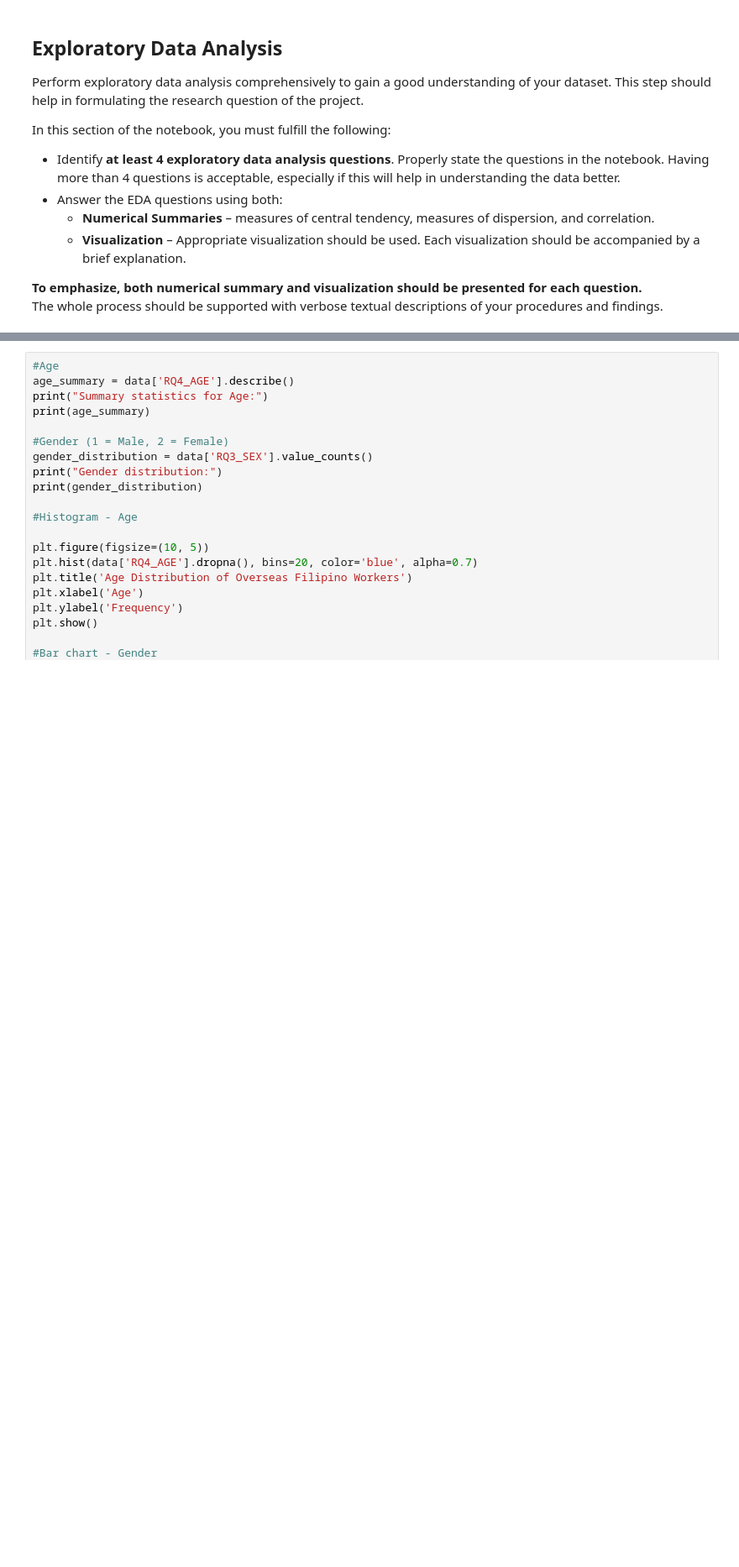
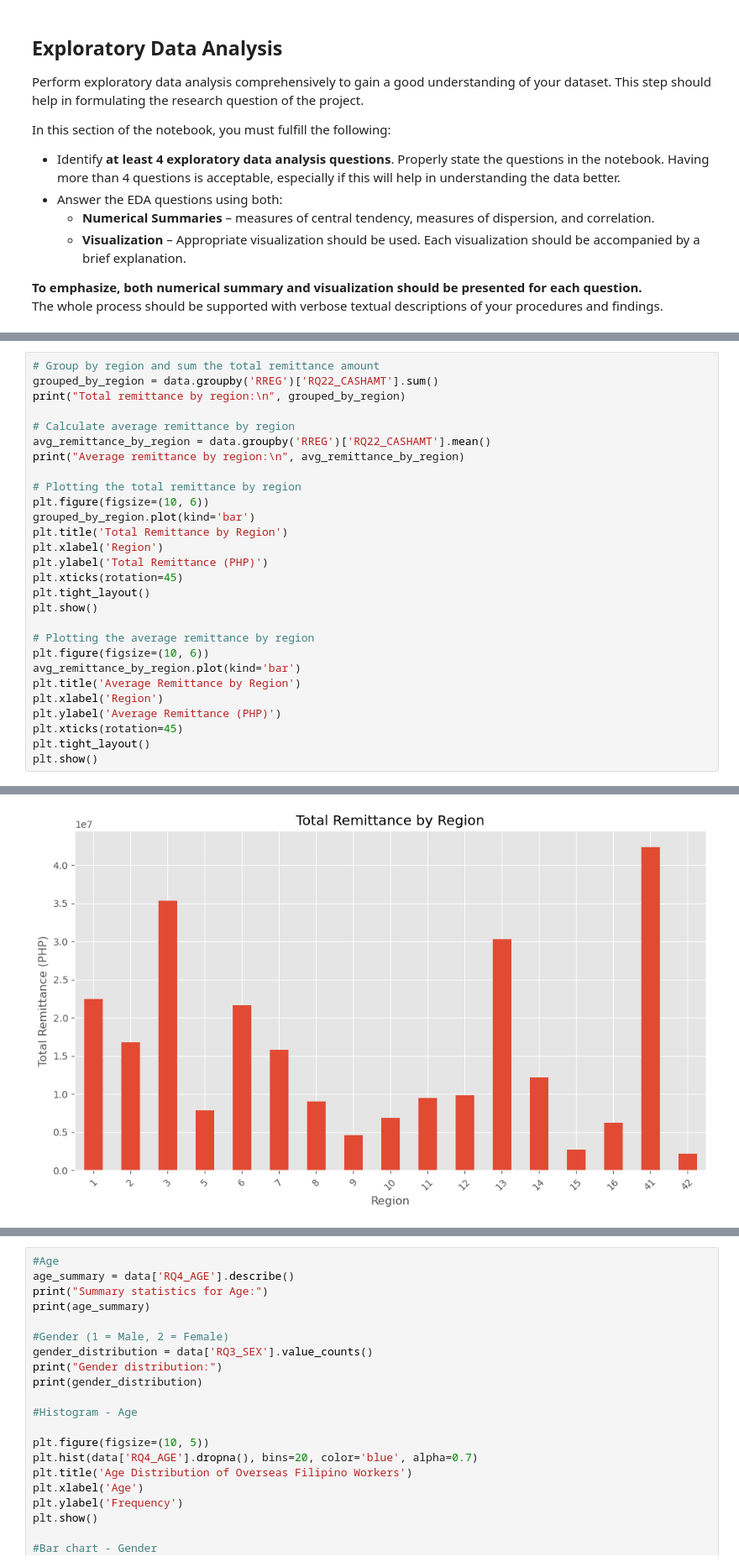
Before and after one commit to almiravelas/CSMODEL, a Jupyter notebook: Phase1.ipynb, the cells around one changed output, grey strips where cells are left out. Shown at 84% size. Saved outputs shown, nothing was run; the diff lists cells and outputs as text; blank space fills up the shorter version.

```diff
--- a/Phase1.ipynb
+++ b/Phase1.ipynb
@@ -145,0 +271,29 @@ data.describe()
+# %%
+# Group by region and sum the total remittance amount
+grouped_by_region = data.groupby('RREG')['RQ22_CASHAMT'].sum()
+print("Total remittance by region:\n", grouped_by_region)
+
+# Calculate average remittance by region
+avg_remittance_by_region = data.groupby('RREG')['RQ22_CASHAMT'].mean()
+print("Average remittance by region:\n", avg_remittance_by_region)
+
+# Plotting the total remittance by region
+plt.figure(figsize=(10, 6))
+grouped_by_region.plot(kind='bar')
+plt.title('Total Remittance by Region')
+plt.xlabel('Region')
+plt.ylabel('Total Remittance (PHP)')
+plt.xticks(rotation=45)
+plt.tight_layout()
+plt.show()
+
+# Plotting the average remittance by region
+plt.figure(figsize=(10, 6))
+avg_remittance_by_region.plot(kind='bar')
+plt.title('Average Remittance by Region')
+plt.xlabel('Region')
+plt.ylabel('Average Remittance (PHP)')
+plt.xticks(rotation=45)
+plt.tight_layout()
+plt.show()
+# %% [output]
@@ -145,0 +317 @@ data.describe()
+[figure, added]
```
Also changed, not shown: parts of 25 cells of this notebook.
